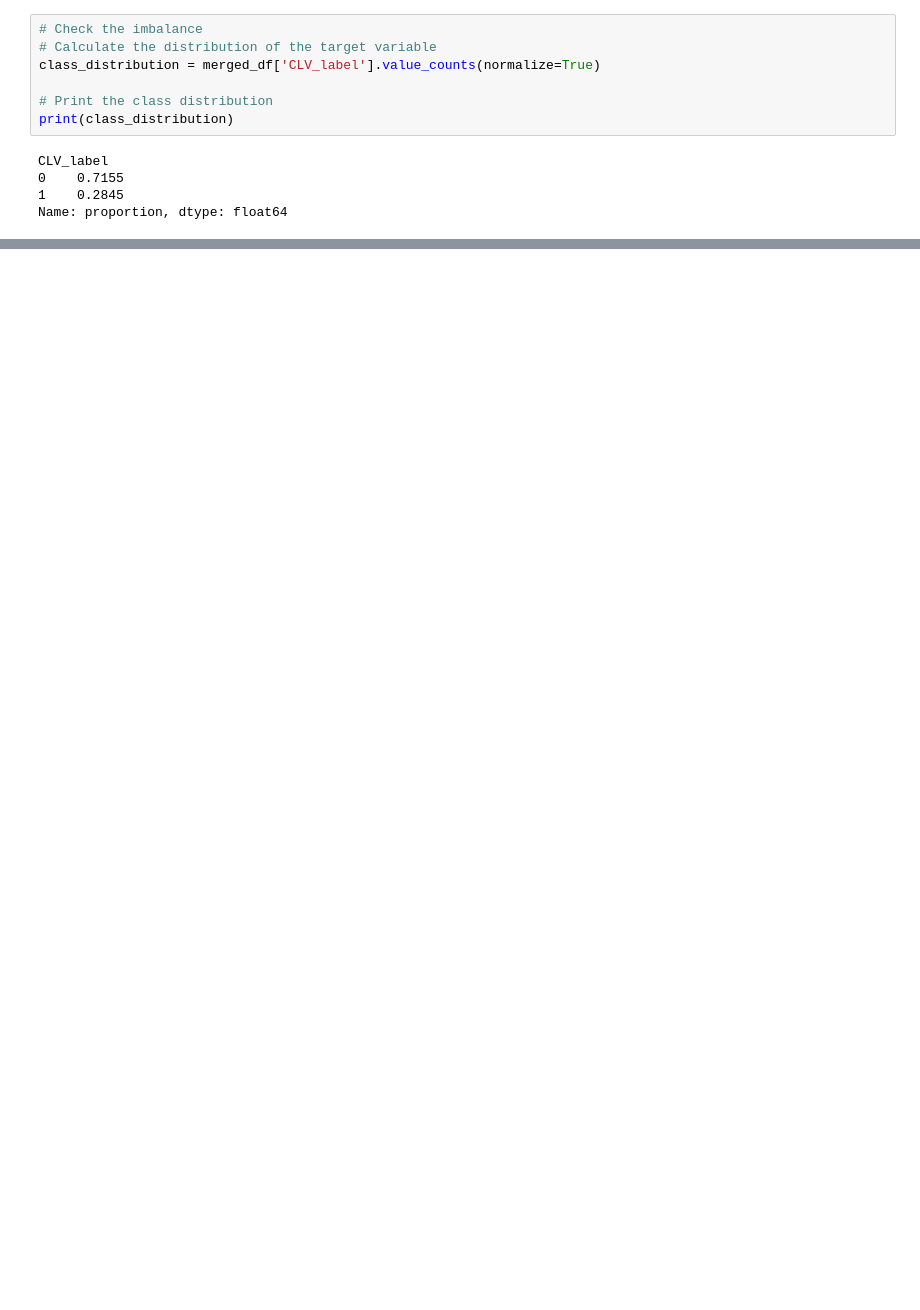
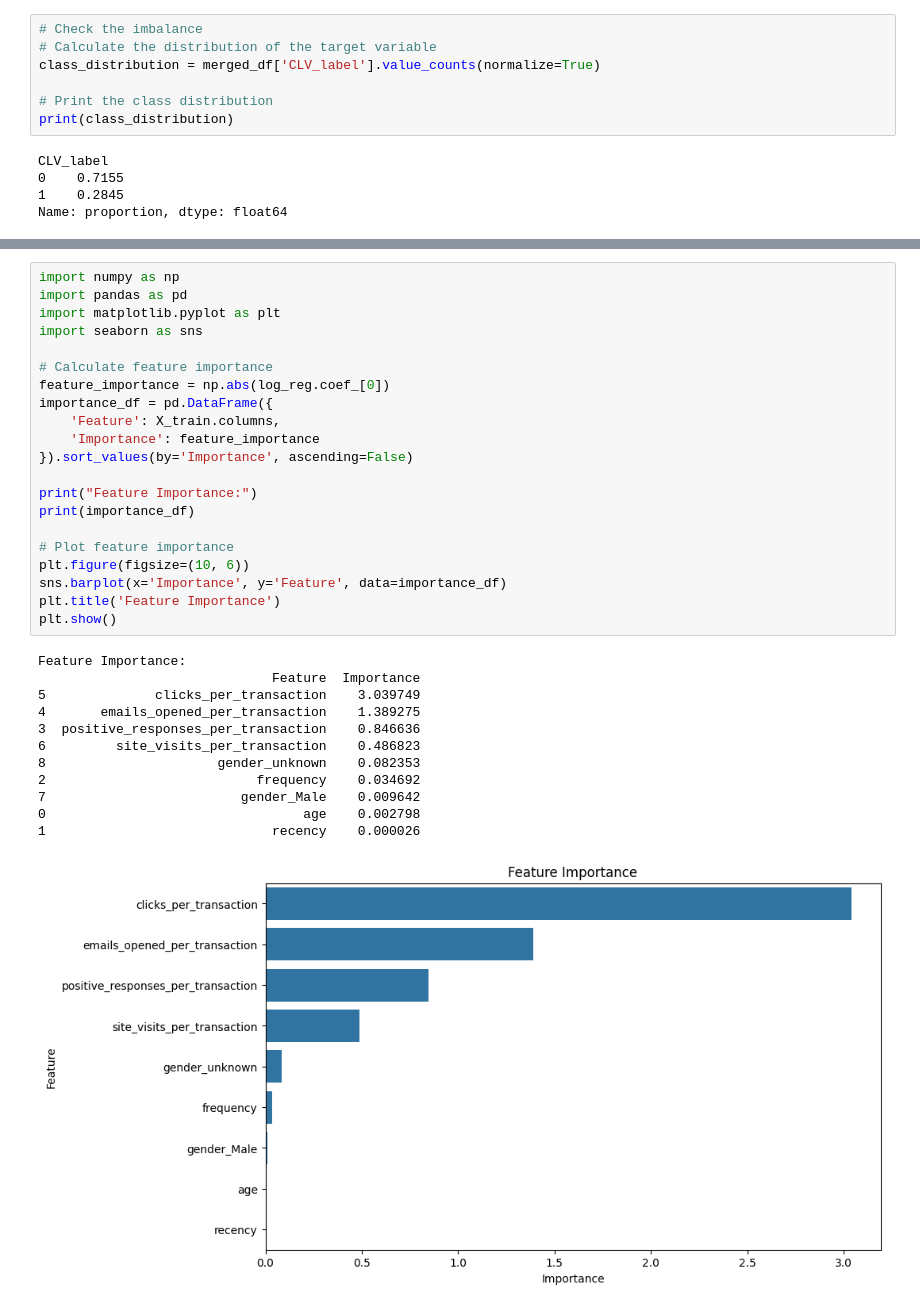
Before and after one commit to neilaxu/schulich_data_science, a Jupyter notebook: MBAN 6750 HW/Assignment 2 - v2_threshold=0.5.ipynb, the cells around one changed output, grey strips where cells are left out. Saved outputs shown, nothing was run; the diff lists cells and outputs as text; blank space fills up the shorter version.

Commit message:
ttps://github.com/neilaxu/schulich_data_science

```diff
--- a/MBAN 6750 HW/Assignment 2 - v2_threshold=0.5.ipynb
+++ b/MBAN 6750 HW/Assignment 2 - v2_threshold=0.5.ipynb
@@ -259,0 +267,34 @@ feature_importance
+# %%
+import numpy as np
+import pandas as pd
+import matplotlib.pyplot as plt
+import seaborn as sns
+
+# Calculate feature importance
+feature_importance = np.abs(log_reg.coef_[0])
+importance_df = pd.DataFrame({
+    'Feature': X_train.columns,
+    'Importance': feature_importance
+}).sort_values(by='Importance', ascending=False)
+
+print("Feature Importance:")
+print(importance_df)
+
+# Plot feature importance
+plt.figure(figsize=(10, 6))
+sns.barplot(x='Importance', y='Feature', data=importance_df)
+plt.title('Feature Importance')
+plt.show()
+# %% [output]
+Feature Importance:
+                              Feature  Importance
+5              clicks_per_transaction    3.039749
+4       emails_opened_per_transaction    1.389275
+3  positive_responses_per_transaction    0.846636
+6         site_visits_per_transaction    0.486823
+8                      gender_unknown    0.082353
+2                           frequency    0.034692
+7                         gender_Male    0.009642
+0                                 age    0.002798
+1                             recency    0.000026
+[figure, added]
```
Also changed, not shown: parts of 2 cells of this notebook, 2 other files.
